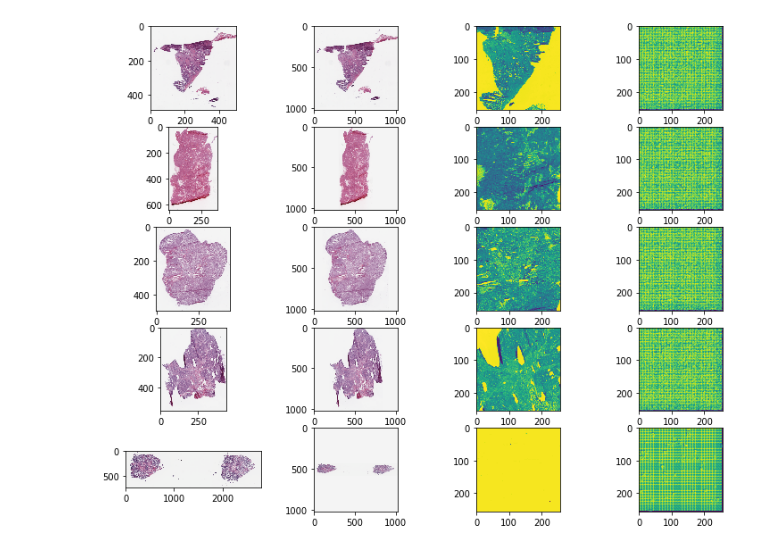
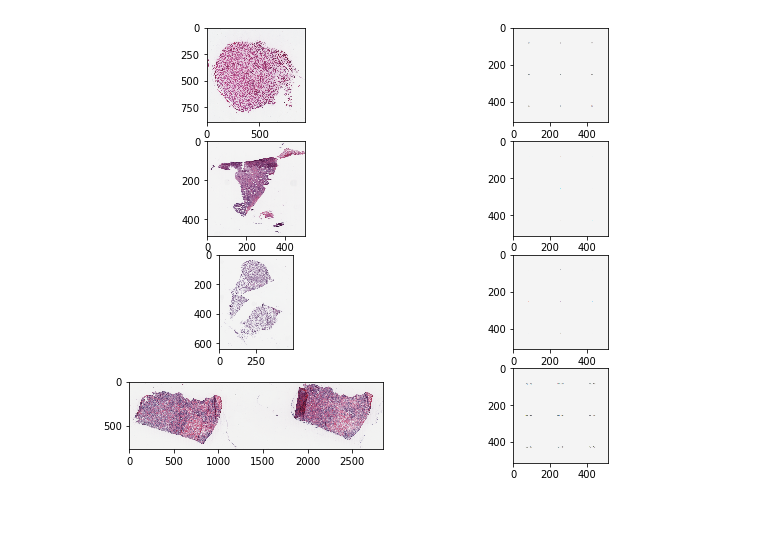
Before and after one commit to jeremyadamsfisher/bioimage-informatics-final-project, a Jupyter notebook: data_exploration.ipynb, the cells around one changed output. Cells and saved outputs as stored; diff of their text form; code cells hidden in the pictures; blank space fills up the shorter version.

Commit message:
data exploration

```diff
--- a/data_exploration.ipynb
+++ b/data_exploration.ipynb
@@ -23,17 +24,28 @@ device = torch.device("cuda" if torch.cuda.is_available() else "cpu")
 model = convolutional.Autoencoder()
 model.load_state_dict(state_dict=torch.load("./models/autoencoder.pt"))
 model = model.to(device)
+# %%
+def preprocess(img):
+    pad_max = 8008
+    bg_color = (244,244,244)
+    resize_to = (512, 512)
+
+    height, width = img.size
+    img = TF.pad(img, (pad_max - height,pad_max - width), fill=bg_color)
+    img = TF.resize(img, resize_to)
+    return TF.to_tensor(img)
 # %%
-dataset = convolutional.HistologyDataset("outdir/split_data/test")
+dataset = convolutional.HistologyDataset("outdir/split_data/test", preprocess)
 dataloader = DataLoader(
     dataset,
     batch_size=1
 )
 # %%
+n_examples = 4
 examples = []
-for img, (img_fp, *_) in data:
+for img, (img_fp, *_) in itertools.islice(dataloader, n_examples):
     with torch.no_grad():
-        img_reconstructed, x_latent = model(img.to(device))
-    img = img.view(256, 256).cpu()
-    img_reconstructed = img_reconstructed.view(256,256).cpu()
+        img_reconstructed, _ = model(img.to(device))
+    img = img.view(512, 512, 3).cpu()
+    img_reconstructed = img_reconstructed.view(512,512,3).cpu()
     examples.append((img, img_reconstructed, img_fp))
@@ -51,14 +52,12 @@ def preproc(img: Image.Image):
 # %%
-n_examples = 5
-
-f, axes = plt.subplots(n_examples, 4)
+f, axes = plt.subplots(n_examples, 2)
 for i, (img, img_reconstructed, fp) in enumerate(itertools.islice(examples, n_examples)):
     img_orig = Image.open("outdir/split_data/test/" + fp)
     axes[i, 0].imshow(img_orig)
-    axes[i, 1].imshow(preproc(img_orig))
-    axes[i, 2].imshow(img)
-    axes[i, 3].imshow(img_reconstructed)
+    axes[i, 1].imshow(preprocess(img_orig).view(512, 512, 3).cpu())
+#     axes[i, 2].imshow(img)
+#     axes[i, 3].imshow(img_reconstructed)
 
-f.set_size_inches(2.5*n_examples,10)
+f.set_size_inches(2.5*n_examples, 8)
 # %% [output]
-[figure, old version]
+[figure, new version]
```
Also changed, not shown: parts of 2 cells of this notebook.
